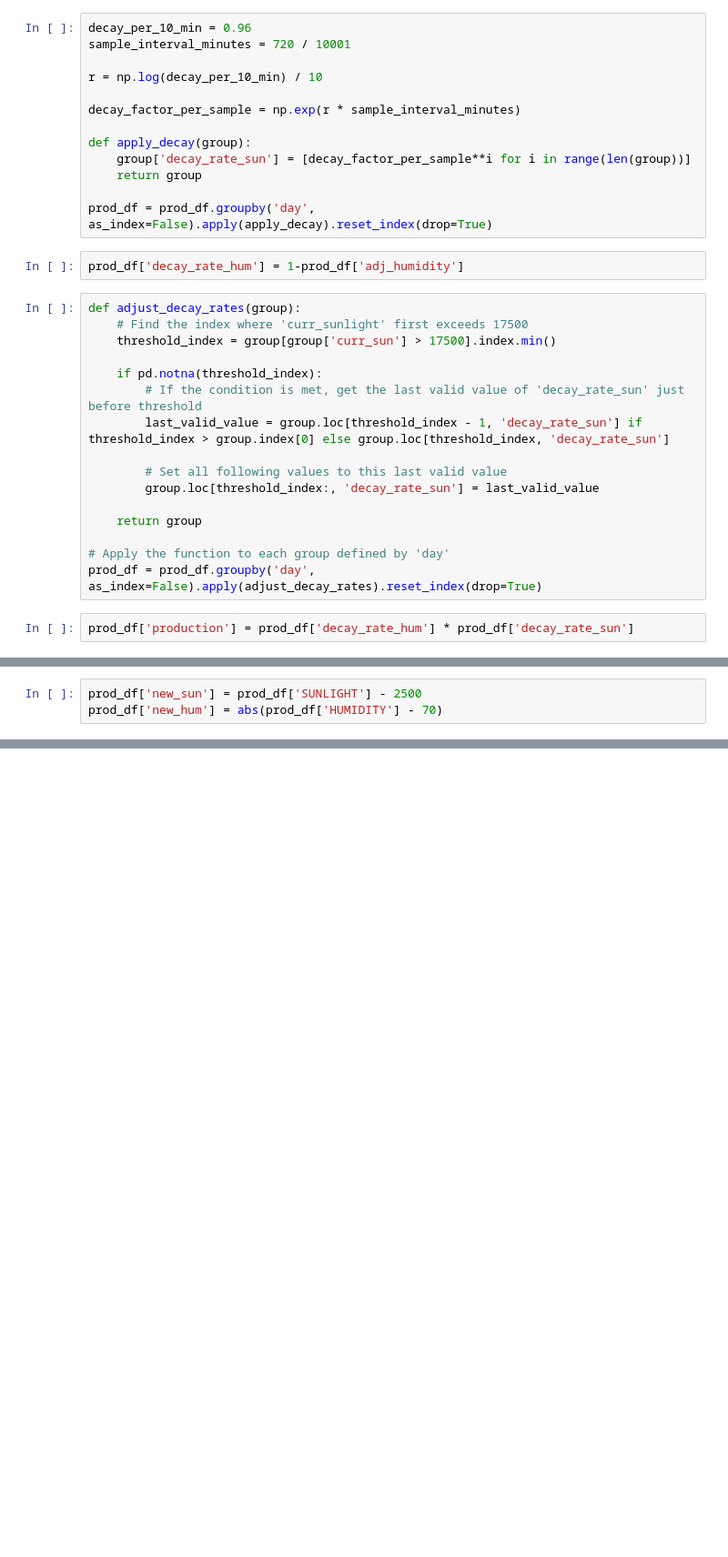
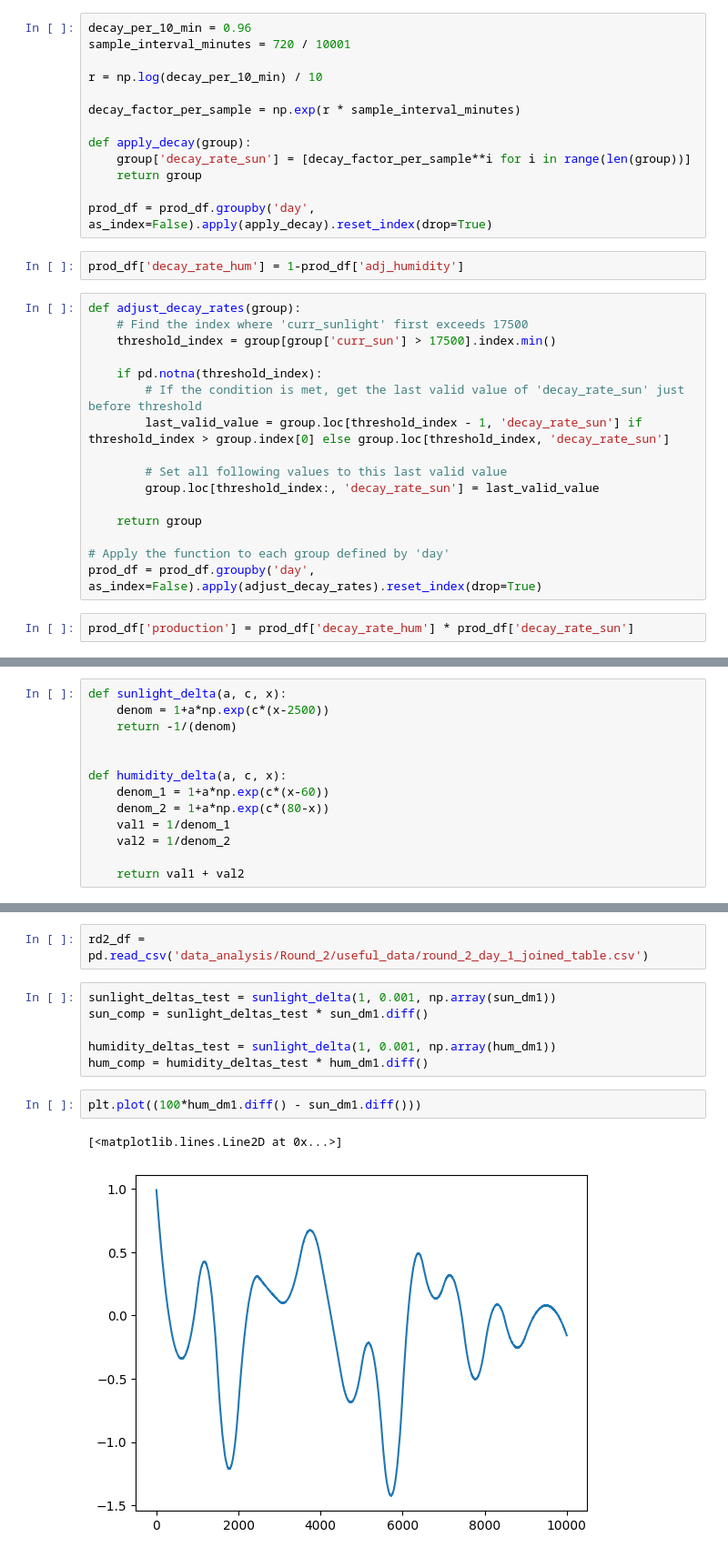
Before and after one commit to felixpoirier1/Prosperity, a Jupyter notebook: test.ipynb, the cells around one changed output, grey strips where cells are left out. Shown at 91% size. Cells and saved outputs as stored; diff of their text form; blank space fills up the shorter version.

```diff
--- a/test.ipynb
+++ b/test.ipynb
@@ -1870,3 +1902,13 @@ plot_orchids_sunlight_humidity(prod_df)
-# %%
-prod_df['new_sun'] = prod_df['SUNLIGHT'] - 2500
-prod_df['new_hum'] = abs(prod_df['HUMIDITY'] - 70)
+# %%
+def sunlight_delta(a, c, x):
+    denom = 1+a*np.exp(c*(x-2500))
+    return -1/(denom)
+
+
+def humidity_delta(a, c, x):
+    denom_1 = 1+a*np.exp(c*(x-60))
+    denom_2 = 1+a*np.exp(c*(80-x))
+    val1 = 1/denom_1
+    val2 = 1/denom_2
+
+    return val1 + val2
@@ -1935 +2031,14 @@ sun_d1_diff = (sun_d1 / 833).diff()
 hum_d1_diff = hum_d1.diff()
+# %%
+rd2_df = pd.read_csv('data_analysis/Round_2/useful_data/round_2_day_1_joined_table.csv')
+# %%
+sunlight_deltas_test = sunlight_delta(1, 0.001, np.array(sun_dm1))
+sun_comp = sunlight_deltas_test * sun_dm1.diff()
+
+humidity_deltas_test = sunlight_delta(1, 0.001, np.array(hum_dm1))
+hum_comp = humidity_deltas_test * hum_dm1.diff()
+# %%
+plt.plot((100*hum_dm1.diff() - sun_dm1.diff()))
+# %% [output]
+[<matplotlib.lines.Line2D at 0x...>]
+[figure, added]
```
Also changed, not shown: parts of 32 cells of this notebook.
